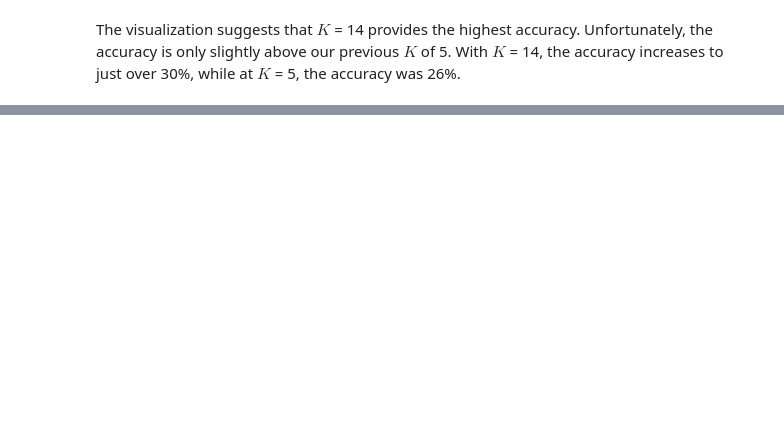
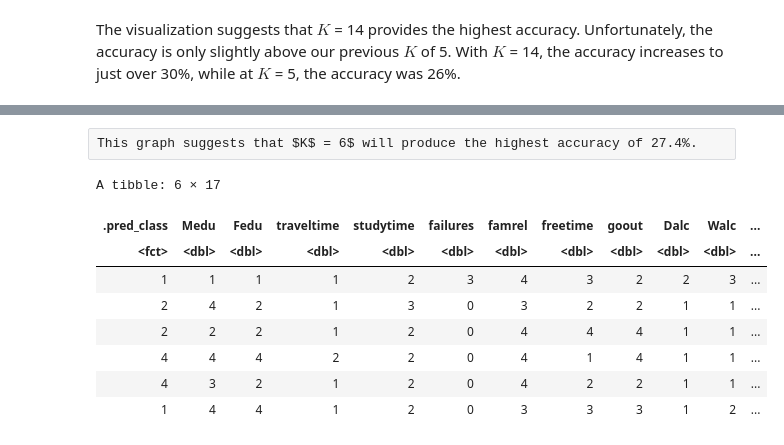
Before and after one commit to FelixNg21/DSCI100-project, a Jupyter notebook: Classification wrok.ipynb, the cells around one changed output, grey strips where cells are left out. Saved outputs shown, nothing was run; the diff lists cells and outputs as text; code cells hidden in the pictures; blank space fills up the shorter version.

```diff
--- a/Classification wrok.ipynb
+++ b/Classification wrok.ipynb
@@ -434,0 +455,37 @@ A tibble: 14 × 7
+# %% [raw]
+This graph suggests that $K$ = 6$ will produce the highest accuracy of 27.4%.
+# %%
+# Now we'll perform KNN on our test data with K = 6
+
+#creating our final KNN model
+knn_spec <- nearest_neighbor(weight_func = "rectangular", neighbors = 6) %>%
+    set_engine("kknn") %>%
+    set_mode("classification")
+
+# centering/scaling recipe
+student_recipe <- recipe(label ~ traveltime + goout + studytime + freetime + health + absences ,
+                         data = student_train) %>%
+     step_scale(all_predictors()) %>%
+     step_center(all_predictors())
+
+# making our workflow
+knn_fit <- workflow() %>%
+     add_recipe(student_recipe_time) %>%
+     add_model(knn_spec) %>%
+     fit(data = student_train)
+
+# predicting labels on test set
+student_test_preds <- predict(knn_fit, student_test) %>%
+    bind_cols(student_test)
+
+head(student_test_preds)
+# %% [output]
+A tibble: 6 × 17
+| .pred_class | Medu | Fedu | traveltime | studytime | failures | famrel | freetime | goout | Dalc | Walc | ... |
+| <fct> | <dbl> | <dbl> | <dbl> | <dbl> | <dbl> | <dbl> | <dbl> | <dbl> | <dbl> | <dbl> | ... |
+| 1 | 1 | 1 | 1 | 2 | 3 | 4 | 3 | 2 | 2 | 3 | ... |
+| 2 | 4 | 2 | 1 | 3 | 0 | 3 | 2 | 2 | 1 | 1 | ... |
+| 2 | 2 | 2 | 1 | 2 | 0 | 4 | 4 | 4 | 1 | 1 | ... |
+| 4 | 4 | 4 | 2 | 2 | 0 | 4 | 1 | 4 | 1 | 1 | ... |
+| 4 | 3 | 2 | 1 | 2 | 0 | 4 | 2 | 2 | 1 | 1 | ... |
+| 1 | 4 | 4 | 1 | 2 | 0 | 3 | 3 | 3 | 1 | 2 | ... |
```
Also changed, not shown: parts of 10 cells of this notebook.
